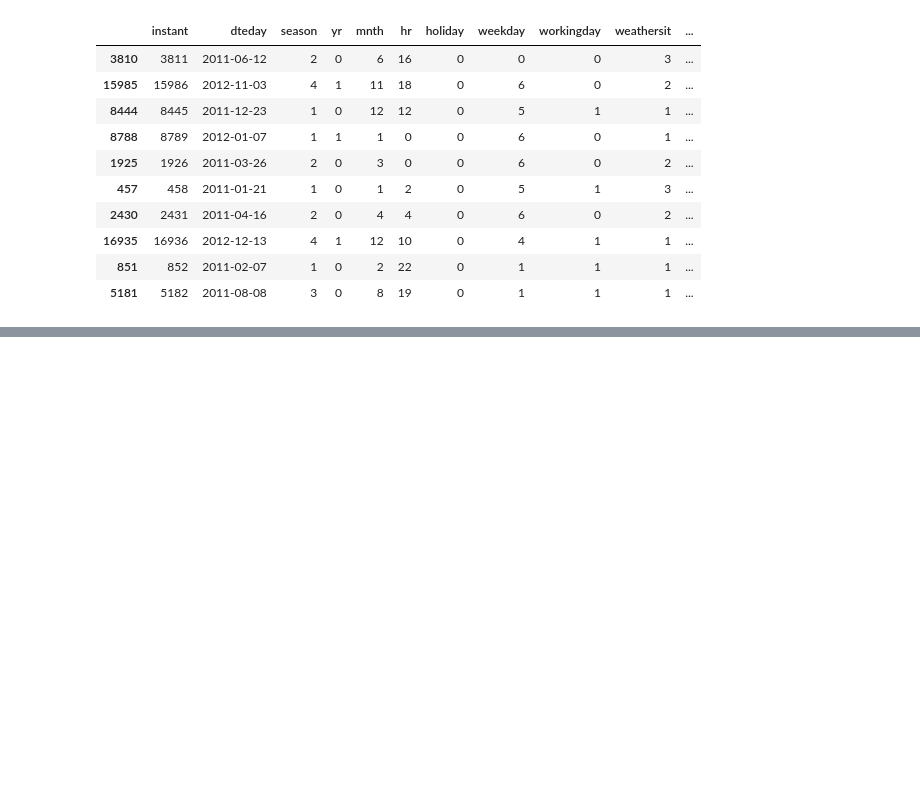
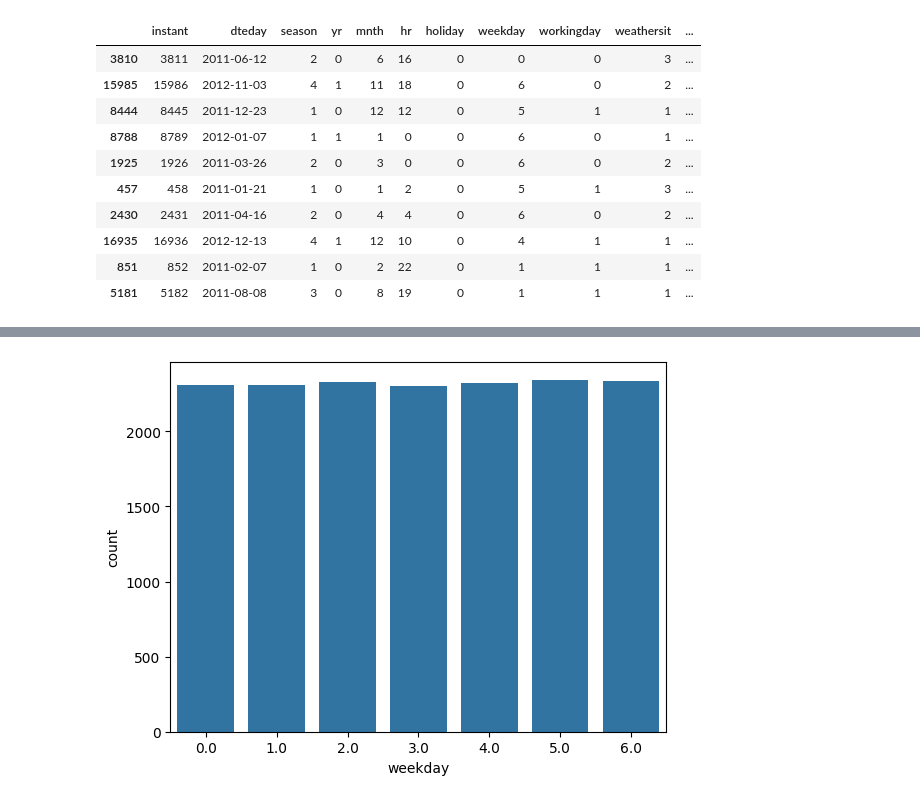
Before and after one commit to elchck81/machine-learning-final-project, a Jupyter notebook: notebooks/bike_sharing.ipynb, the cells around one changed output, grey strips where cells are left out. Saved outputs shown, nothing was run; the diff lists cells and outputs as text; code cells hidden in the pictures; blank space fills up the shorter version.

```diff
--- a/notebooks/bike_sharing.ipynb
+++ b/notebooks/bike_sharing.ipynb
@@ -105,0 +138,5 @@ df.sample(10, random_state= 2025)
+# %%
+sns.countplot(df_train, x='weekday')
+plt.show()
+# %% [output]
+[figure, added]
```
Also changed, not shown: parts of 13 cells of this notebook.
